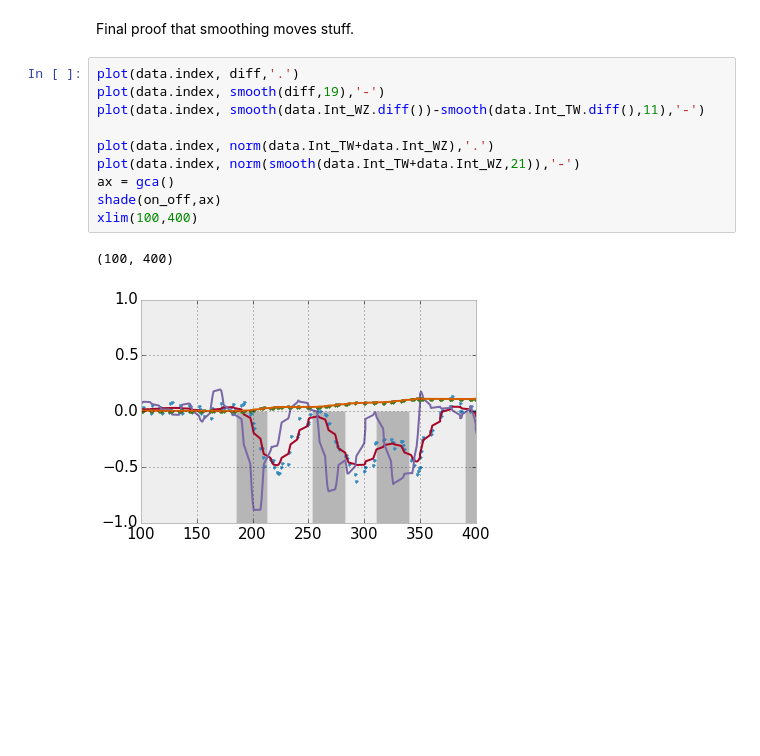
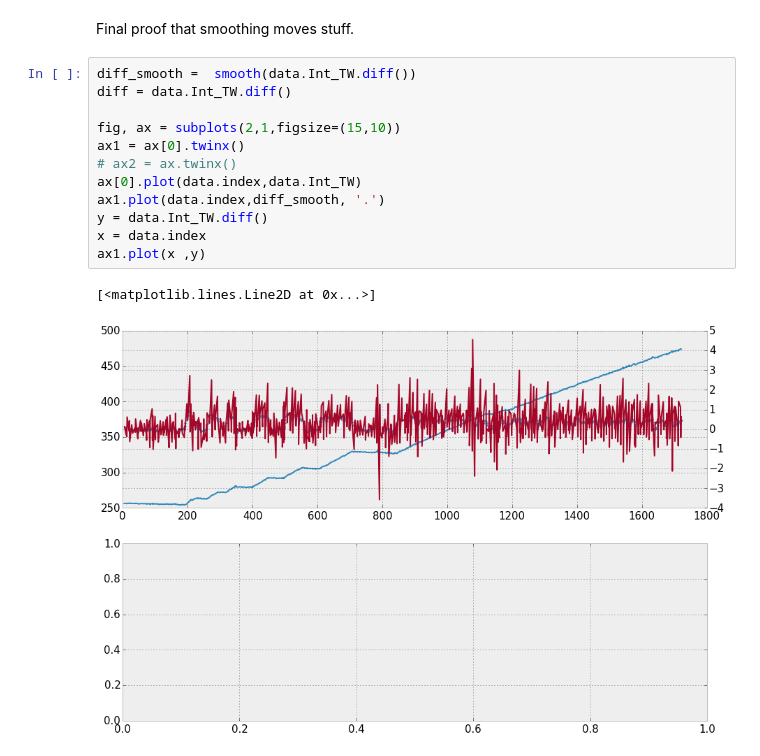
Before and after one commit to giulioungaretti/SPring8, a Jupyter notebook: Untitled1.ipynb, the cells around one changed output. Saved outputs shown, nothing was run; the diff lists cells and outputs as text; blank space fills up the shorter version.

```diff
--- a/Untitled1.ipynb
+++ b/Untitled1.ipynb
@@ -153,16 +142,18 @@ update_legend(fig)
 [figure]
 # %% [markdown]
 Final proof that smoothing moves stuff.
-# %%
-plot(data.index, diff,'.')
-plot(data.index, smooth(diff,19),'-')
-plot(data.index, smooth(data.Int_WZ.diff())-smooth(data.Int_TW.diff(),11),'-')
-
-plot(data.index, norm(data.Int_TW+data.Int_WZ),'.')
-plot(data.index, norm(smooth(data.Int_TW+data.Int_WZ,21)),'-')
-ax = gca()
-shade(on_off,ax)
-xlim(100,400)
-# %% [output]
-(100, 400)
-[figure, removed]
+# %%
+diff_smooth =  smooth(data.Int_TW.diff())
+diff = data.Int_TW.diff()
+
+fig, ax = subplots(2,1,figsize=(15,10))
+ax1 = ax[0].twinx()
+# ax2 = ax.twinx()
+ax[0].plot(data.index,data.Int_TW)
+ax1.plot(data.index,diff_smooth, '.')
+y = data.Int_TW.diff()
+x = data.index
+ax1.plot(x ,y)
+# %% [output]
+[<matplotlib.lines.Line2D at 0x...>]
+[figure, added]
```
Also changed, not shown: parts of 8 cells of this notebook, 6 other files.
